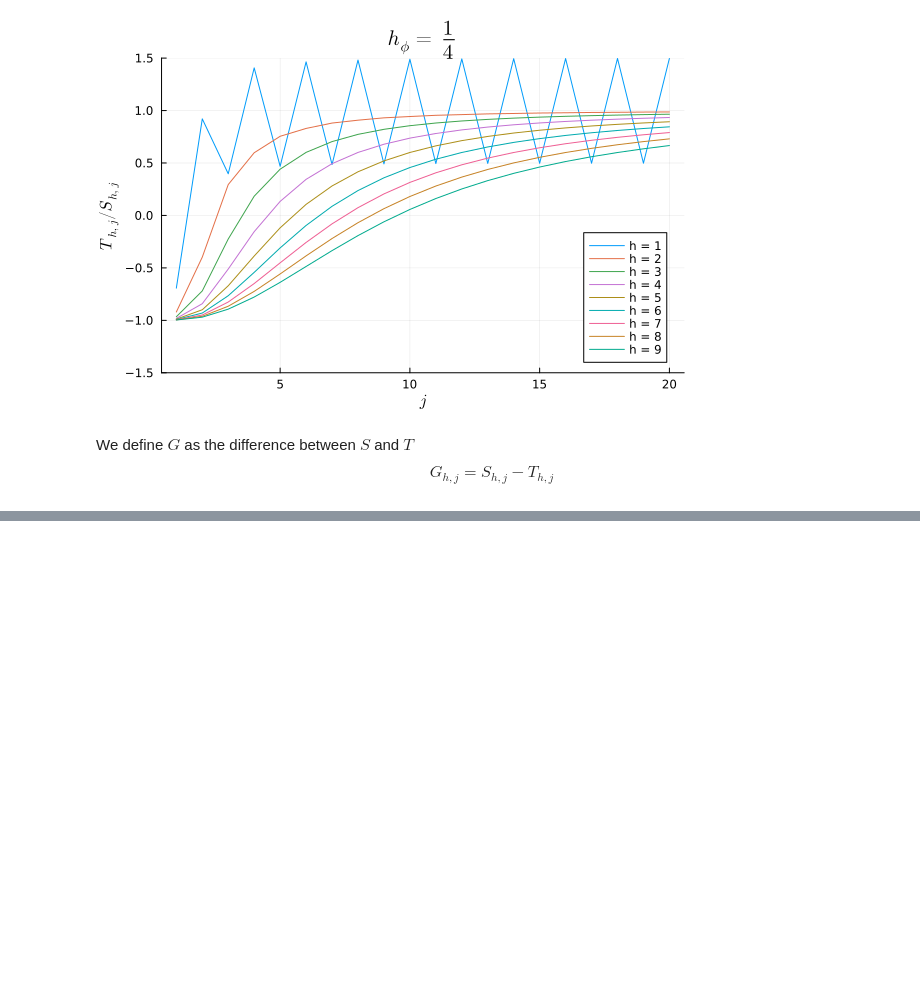
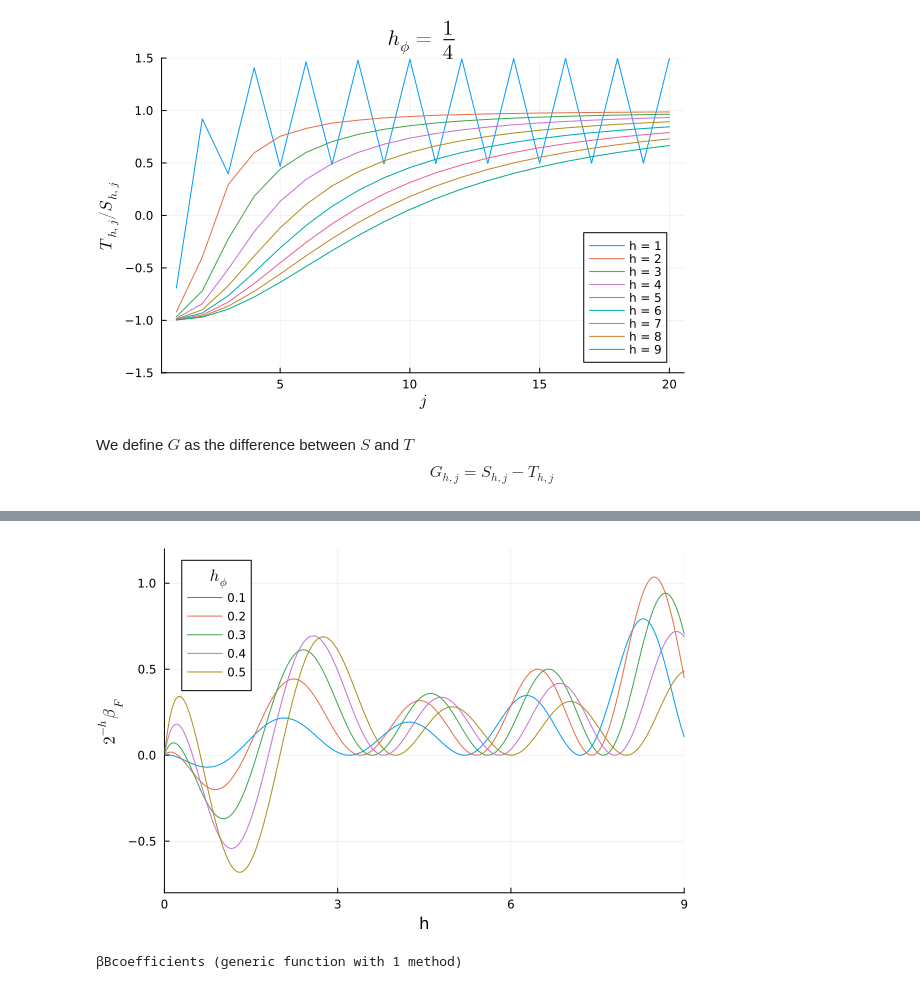
Before and after one commit to gillioz/CoBooM-2d, a Jupyter notebook: Optimal_functionals.ipynb, the cells around one changed output, grey strips where cells are left out. Cells and saved outputs as stored; diff of their text form; code cells hidden in the pictures; blank space fills up the shorter version.

```diff
--- a/Optimal_functionals.ipynb
+++ b/Optimal_functionals.ipynb
@@ -1063,0 +433,21 @@ $0.0327 \pm 0.001$
+# %%
+plot(legendtitle = L"h_\phi")
+for hϕ = 0.1:0.1:0.5
+    plot!(βF[!, "h"], 0.5.^βF[!, "h"] .* βF[!, string(hϕ)], label=hϕ)
+end
+xlims!(0,9)
+ylims!(-0.8, 1.2)
+xlabel!("h")
+ylabel!(L"2^{-h} \beta_F")
+# %% [output]
+[figure, added]
+# %%
+function βBcoefficients(twohϕ :: Float64, n :: Int)
+    halfn = n ÷ 2
+    coeffs = zeros(n, halfn)
+    G = G_matrix(twohϕ, twohϕ + 1, 2*n - 1, singular_normalization=true)[2:2:n, 2:2:n]
+    coeffs[2:2:n, 1:halfn] = inv(G)
+    return coeffs
+end
+# %% [output]
+βBcoefficients (generic function with 1 method)
```
Also changed, not shown: parts of 158 cells of this notebook, 14 other files.
